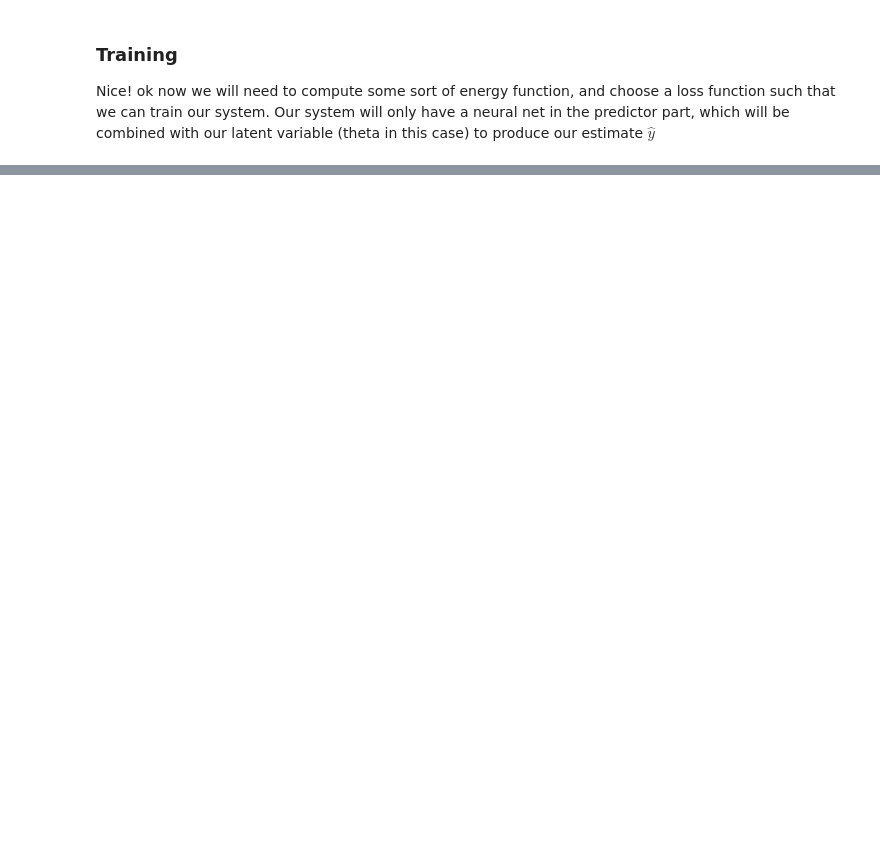
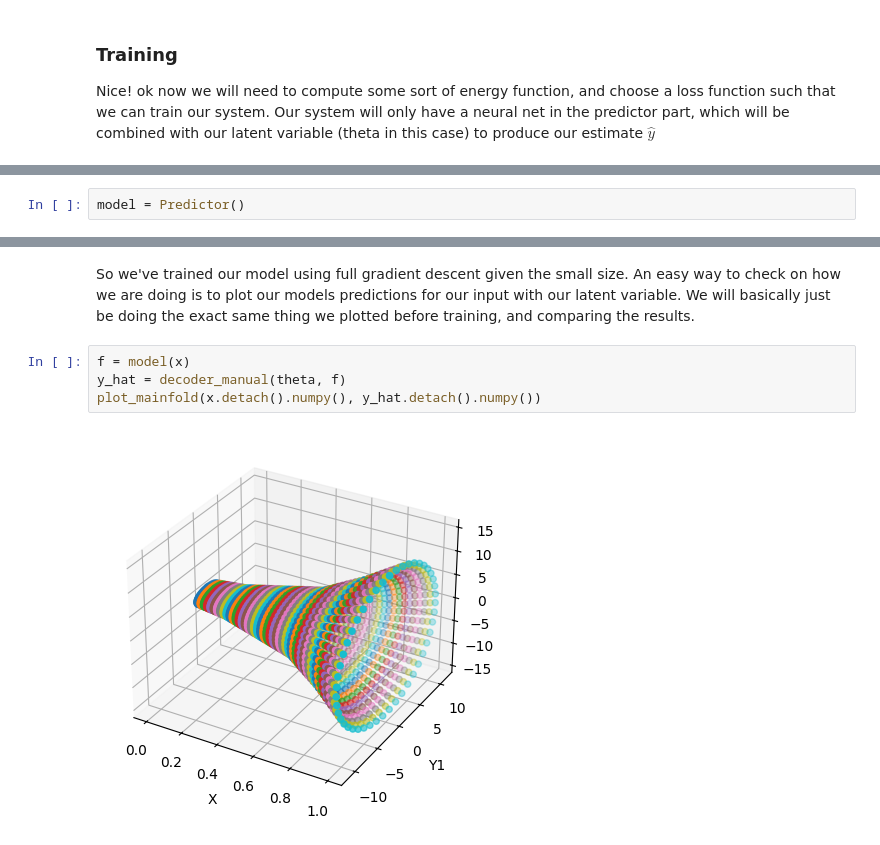
Before and after one commit to ncorriveau/math_helpers, a Jupyter notebook: ebm.ipynb, the cells around one changed output, grey strips where cells are left out. Cells and saved outputs as stored; diff of their text form; blank space fills up the shorter version.

Commit message:
trained ebm

```diff
--- a/ebm.ipynb
+++ b/ebm.ipynb
@@ -97,0 +123,2 @@ class Predictor(nn.Module):
+# %%
+model = Predictor()
@@ -97,0 +158,11 @@ class Predictor(nn.Module):
+# %% [markdown]
+So we've trained our model using full gradient descent given the small size.
+An easy way to check on how we are doing is to plot our models predictions for our input
+with our latent variable. We will basically just be doing the exact same thing we plotted
+before training, and comparing the results.
+# %%
+f = model(x)
+y_hat = decoder_manual(theta, f)
+plot_mainfold(x.detach().numpy(), y_hat.detach().numpy())
+# %% [output]
+[figure, added]
```
Also changed, not shown: parts of 9 cells of this notebook.
